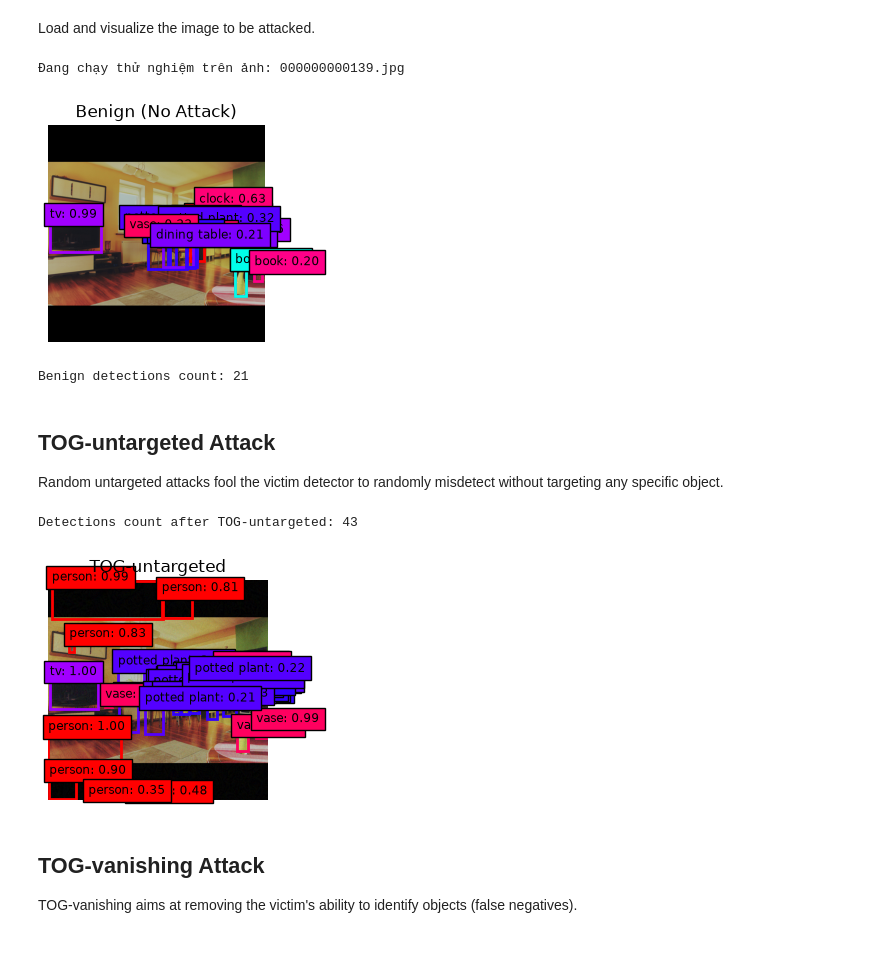
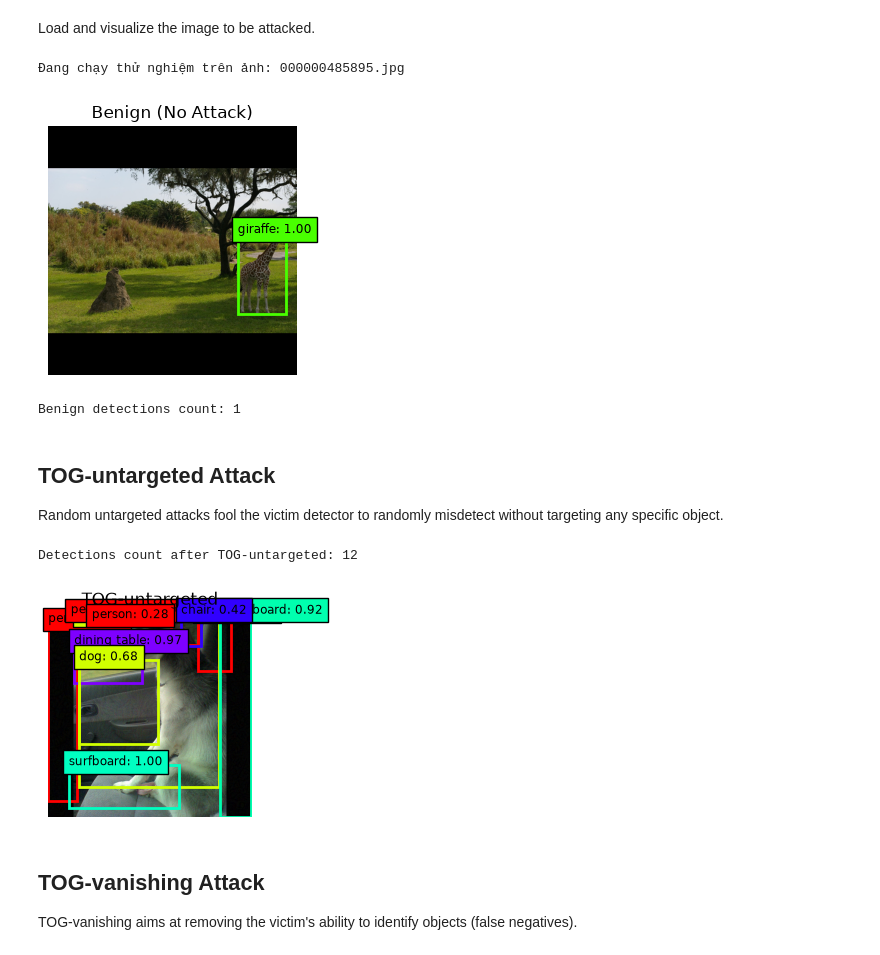
Before and after one commit to donglearning-pro/YOLOv3-Adversarial-Attack, a Jupyter notebook: main.ipynb, the cells around one changed output. Drawn from its saved outputs; the diff is of its cells as text; code cells hidden in the pictures.

```diff
--- a/main.ipynb
+++ b/main.ipynb
@@ -42,34 +44,36 @@ num classes: 80
 # %% [markdown]
 Load and visualize the image to be attacked.
 # %%
+import random
+
 epsilon = 8 / 255.       # Maximum L-infinity perturbation
 step_size = 2 / 255.     # Per-iteration update size
 num_iterations = 10      # Number of attack iterations
 
 # Tự động quét thư mục val2017
 data_dir = ROOT / 'data' / 'coco' / 'val2017'
 image_files = sorted(list(data_dir.glob('*.jpg')) + list(data_dir.glob('*.png')))
 
 if not image_files:
     raise FileNotFoundError(f"Không tìm thấy ảnh nào trong thư mục: {data_dir}")
 
-# Lấy ảnh đầu tiên trong danh sách
-image_path = image_files[0]
+# Lấy ngẫu nhiên 1 ảnh từ danh sách
+image_path = random.choice(image_files)
 print(f"Đang chạy thử nghiệm trên ảnh: {image_path.name}")
 
 input_img = Image.open(image_path).convert('RGB')
 
 x_query, x_meta = letterbox_image(input_img, size=detector.model_image_size)
 detections_query = detector.detect(x_query, confidence_threshold=detector.confidence_threshold)
 
 visualize_detections({
     'Benign (No Attack)': (x_query, detections_query, detector.model_image_size, detector.class_names)
 })
 print('Benign detections count:', len(detections_query))
 # %% [output]
-Đang chạy thử nghiệm trên ảnh: 000000000139.jpg
+Đang chạy thử nghiệm trên ảnh: 000000485895.jpg
-[figure, old version]
+[figure, new version]
-Benign detections count: 21
+Benign detections count: 1
 # %% [markdown]
 ## TOG-untargeted Attack
 
@@ -93,8 +97,8 @@ visualize_detections({
     'TOG-untargeted': (adv_untargeted, detections_untargeted, detector.model_image_size, detector.class_names)
 })
 # %% [output]
-Detections count after TOG-untargeted: 43
+Detections count after TOG-untargeted: 12
-[figure, old version]
+[figure, new version]
 # %% [markdown]
 ## TOG-vanishing Attack
 
```
Also changed, not shown: parts of 16 cells of this notebook, 1 other file.
